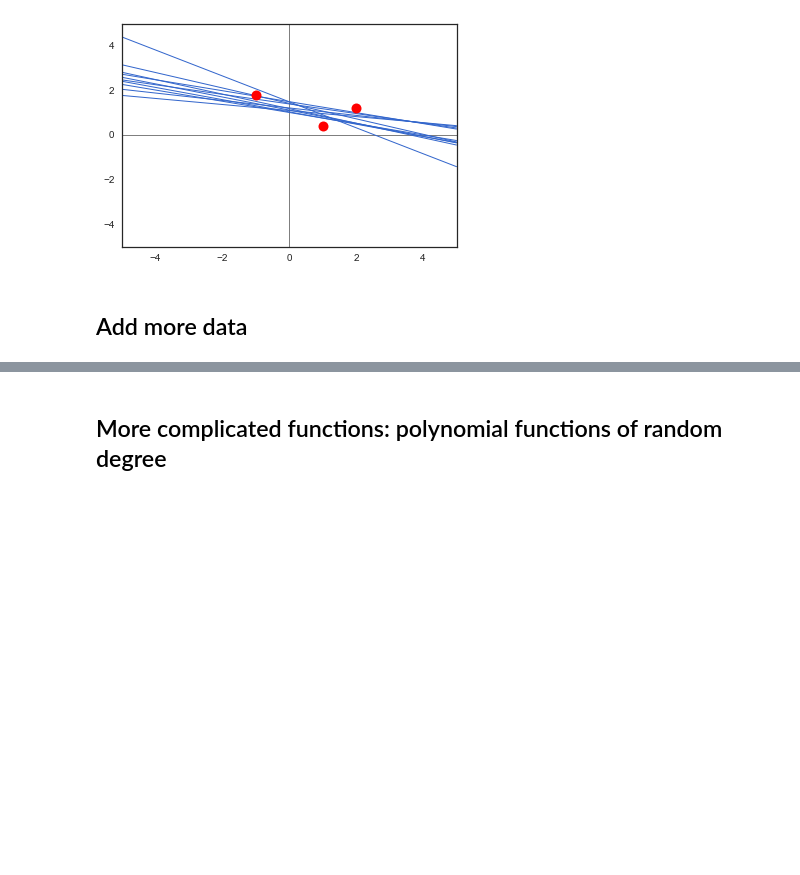
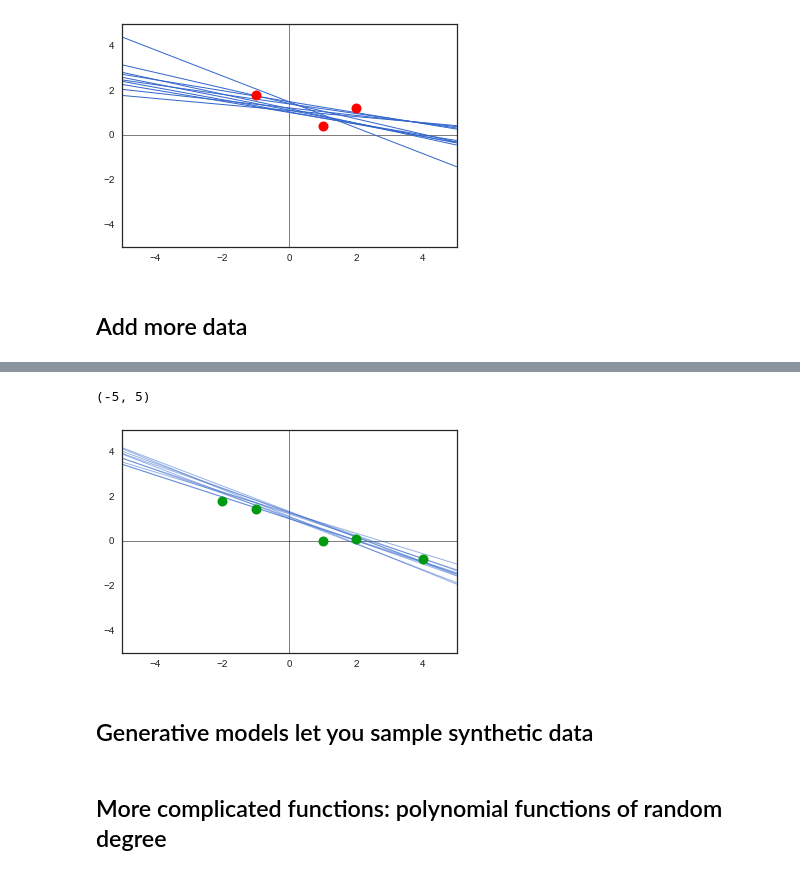
Before and after one commit to probprog/ppaml-summer-school-2016, a Jupyter notebook: lectures/intro-to-generative-models/curve-fitting.ipynb, the cells around one changed output, grey strips where cells are left out. Saved outputs shown, nothing was run; the diff lists cells and outputs as text; code cells hidden in the pictures; blank space fills up the shorter version.

```diff
--- a/lectures/intro-to-generative-models/curve-fitting.ipynb
+++ b/lectures/intro-to-generative-models/curve-fitting.ipynb
@@ -117,3 +147,20 @@ plt.xlim(xlim)
+# %%
+np.random.seed(1)
+plt.plot([0,0],ylim, 'k-', linewidth=0.5)
+plt.plot(xlim,[0,0], 'k-', linewidth=0.5)
+for i in xrange(10):
+    plt.plot(domain, np.dot(make_design_matrix(domain), np.random.multivariate_normal(m_N, S_N)), color='#3366CC', linewidth=1, alpha=0.5)
+np.random.seed(3)
+plt.plot(x_bigger,
+         np.dot(make_design_matrix(x_bigger), np.random.multivariate_normal(m_N, S_N)) + np.random.randn(x_bigger.shape[0])/np.sqrt(10.0),
+         '.', color='#009911', markersize=20)
+plt.ylim(ylim)
+plt.xlim(xlim)
+# %% [output]
+(-5, 5)
+[figure, added]
+# %% [markdown]
+## Generative models let you sample synthetic data
 # %% [markdown]
 ## More complicated functions: polynomial functions of random degree
 # %%
```
Also changed, not shown: parts of 7 cells of this notebook, 47 other files.
